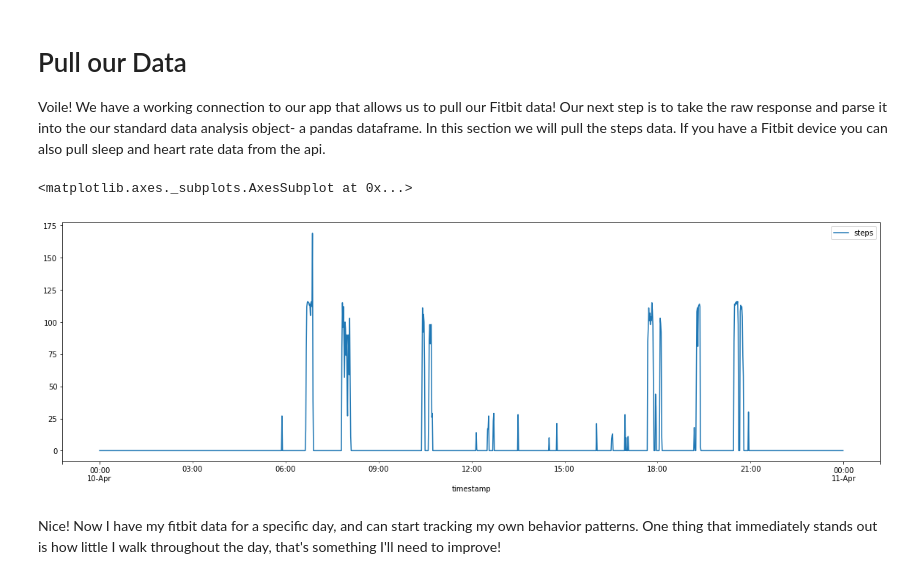
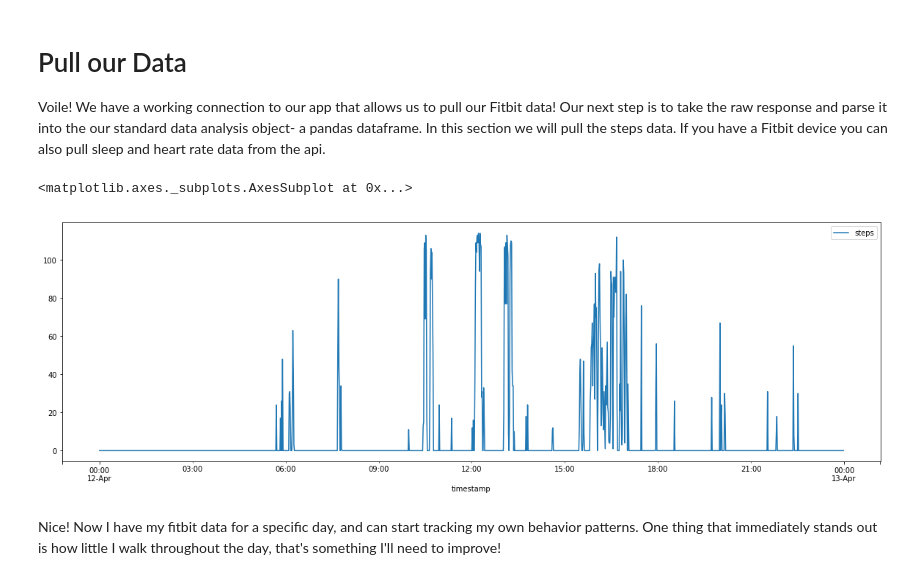
Before and after one commit to evidation-health/EvidationDataScienceModule, a Jupyter notebook: notebooks/Personal-Fitbit-App.ipynb, the cells around one changed output. Cells and saved outputs as stored; diff of their text form; code cells hidden in the pictures.

```diff
--- a/notebooks/Personal-Fitbit-App.ipynb
+++ b/notebooks/Personal-Fitbit-App.ipynb
@@ -90,10 +91,10 @@ def pull_date_activity(connection, date_string, endpoint='activities/steps'):
     df.rename(columns={'value': act_type}, inplace=True)
     return df
 # %%
-pull_date_activity(auth2_client, '2018-04-10').plot(figsize=(20, 6))
+pull_date_activity(auth2_client, '2018-04-12').plot(figsize=(20, 6))
 # %% [output]
 <matplotlib.axes._subplots.AxesSubplot at 0x...>
-[figure, old version]
+[figure, new version]
 # %% [markdown]
 Nice! Now I have my fitbit data for a specific day, and can start tracking my own behavior patterns. One thing that immediately stands out is how little I walk throughout the day, that's something I'll need to improve!
 # %% [markdown]
```
Also changed, not shown: parts of 25 cells of this notebook.
